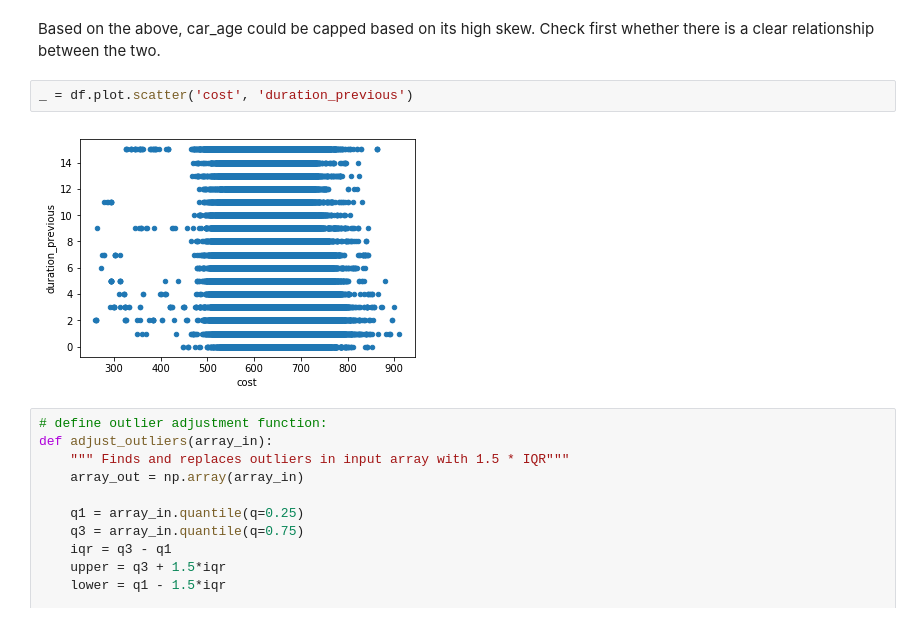
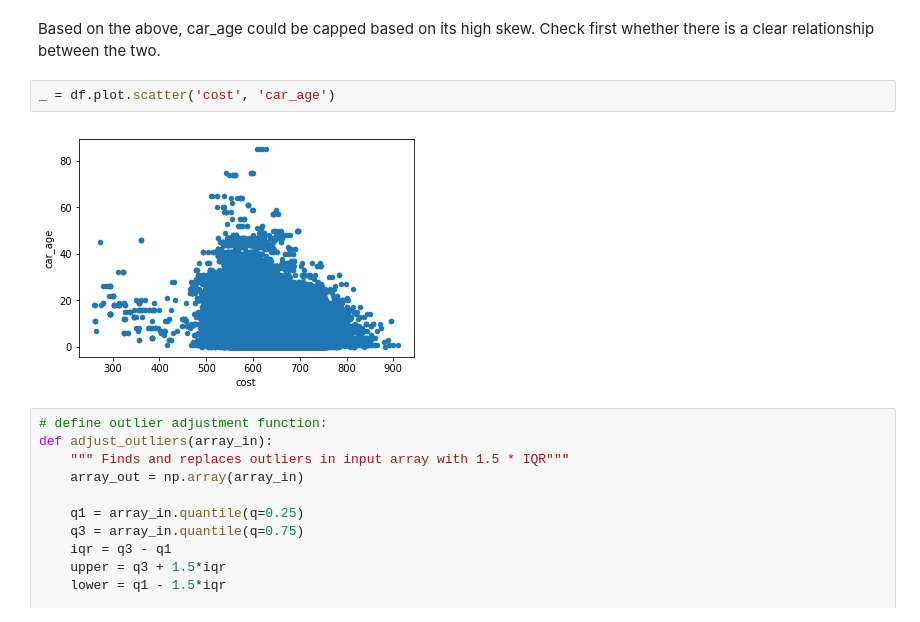
Before and after one commit to drewmalter12/AI-ML_Workshop, a Jupyter notebook: lab-regression-insurance.ipynb, the cells around one changed output. Cells and saved outputs as stored; diff of their text form.

```diff
--- a/lab-regression-insurance.ipynb
+++ b/lab-regression-insurance.ipynb
@@ -262,9 +262,9 @@ my_plt = scaled.boxplot(rot=90)
 # %% [markdown]
 Based on the above, car_age could be capped based on its high skew. Check first whether there is a clear relationship between the two.
 # %%
-_ = df.plot.scatter('cost', 'duration_previous')
+_ = df.plot.scatter('cost', 'car_age')
 # %% [output]
-[figure, old version]
+[figure, new version]
 # %%
 # define outlier adjustment function:
 def adjust_outliers(array_in):
```
Also changed, not shown: parts of 20 cells of this notebook.
